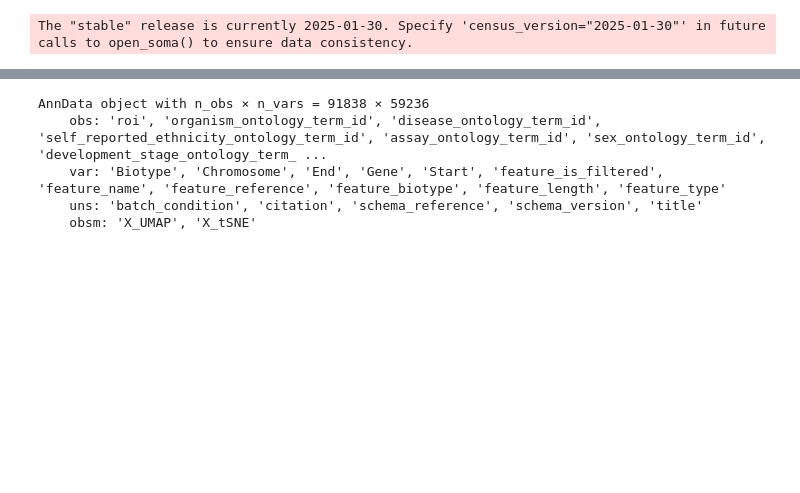
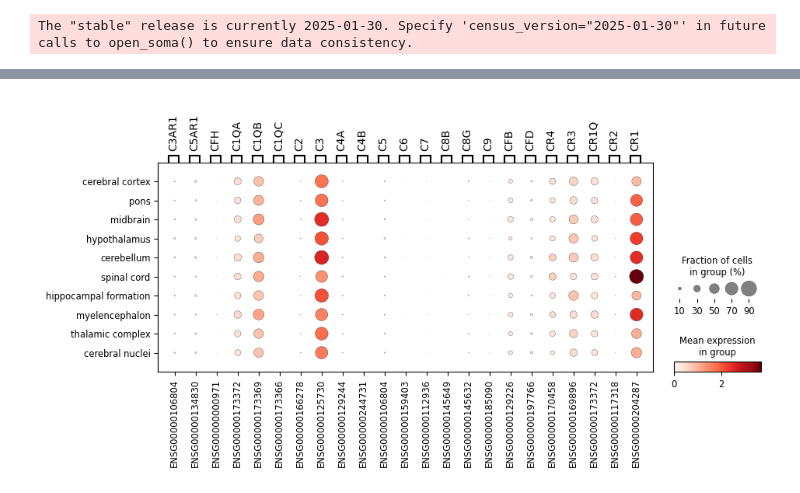
Before and after one commit to aumchampaneri/Alexander-Lab, a Jupyter notebook: Complement Microglial Expression/New query test.ipynb, the cells around one changed output, grey strips where cells are left out. Cells and saved outputs as stored; diff of their text form; code cells hidden in the pictures; blank space fills up the shorter version.

Commit message:
Enhance Jupyter notebook with data processing and visualization for complement genes in microglia

```diff
--- a/Complement Microglial Expression/New query test.ipynb
+++ b/Complement Microglial Expression/New query test.ipynb
@@ -19,12 +24,13 @@ census.close()
 # %%
 import os
+import scanpy as sc
 
 cwd = os.getcwd()  # Get the current working directory (cwd)
 files = os.listdir(cwd)  # Get all the files in that directory
 print("Files in %r: %s" % (cwd, files))
 
-import scanpy as sc
-
-adata = sc.read_h5ad('/Users/aumchampaneri/PycharmProjects/Alexander-Lab/Complement Microglial Expression/Microglia_Supercluster.h5ad')
+homo_microglia = sc.read_h5ad('/Users/aumchampaneri/PycharmProjects/Alexander-Lab/Complement Microglial Expression/Microglia_Supercluster.h5ad')
+print(homo_microglia)
+homo_microglia.var
 # %% [output]
 Files in '/Users/aumchampaneri/PycharmProjects/Alexander-Lab/Complement Microglial Expression': ['.DS_Store', 'New query test.ipynb', 'Microglial Genes Total.ipynb', 'gget Query test.ipynb', 'Microgli ...
@@ -31,8 +55,32 @@ Files in '/Users/aumchampaneri/PycharmProjects/Alexander-Lab/Complement Microgli
-# %%
-print(adata)
-# %% [output]
-AnnData object with n_obs × n_vars = 91838 × 59236
-    obs: 'roi', 'organism_ontology_term_id', 'disease_ontology_term_id', 'self_reported_ethnicity_ontology_term_id', 'assay_ontology_term_id', 'sex_ontology_term_id', 'development_stage_ontology_term_ ...
-    var: 'Biotype', 'Chromosome', 'End', 'Gene', 'Start', 'feature_is_filtered', 'feature_name', 'feature_reference', 'feature_biotype', 'feature_length', 'feature_type'
-    uns: 'batch_condition', 'citation', 'schema_reference', 'schema_version', 'title'
-    obsm: 'X_UMAP', 'X_tSNE'
+# %%
+# Create a dictionary with complement gene names and Ensembl codes
+complement_genes = {
+    'C3AR1': 'ENSG00000106804',
+    'C5AR1': 'ENSG00000134830',
+    'CFH': 'ENSG00000000971',
+    'C1QA': 'ENSG00000173372',
+    'C1QB': 'ENSG00000173369',
+    'C1QC': 'ENSG00000173366',
+    'C2': 'ENSG00000166278',
+    'C3': 'ENSG00000125730',
+    'C4A': 'ENSG00000129244',
+    'C4B': 'ENSG00000244731',
+    'C5': 'ENSG00000106804',
+    'C6': 'ENSG00000159403',
+    'C7': 'ENSG00000112936',
+    'C8B': 'ENSG00000145649',
+    'C8G': 'ENSG00000145632',
+    'C9': 'ENSG00000185090',
+    'CFB': 'ENSG00000129226',
+    'CFD': 'ENSG00000197766',
+    'CR4': 'ENSG00000170458',
+    'CR3': 'ENSG00000169896',
+    'CR1Q': 'ENSG00000173372',
+    'CR2': 'ENSG00000117318',
+    'CR1': 'ENSG00000204287'
+}
+# %%
+# Create the dot plot
+sc.pl.dotplot(homo_microglia, complement_genes, groupby='tissue')
+# %% [output]
+[figure, added]
```
Also changed, not shown: parts of 5 cells of this notebook.
